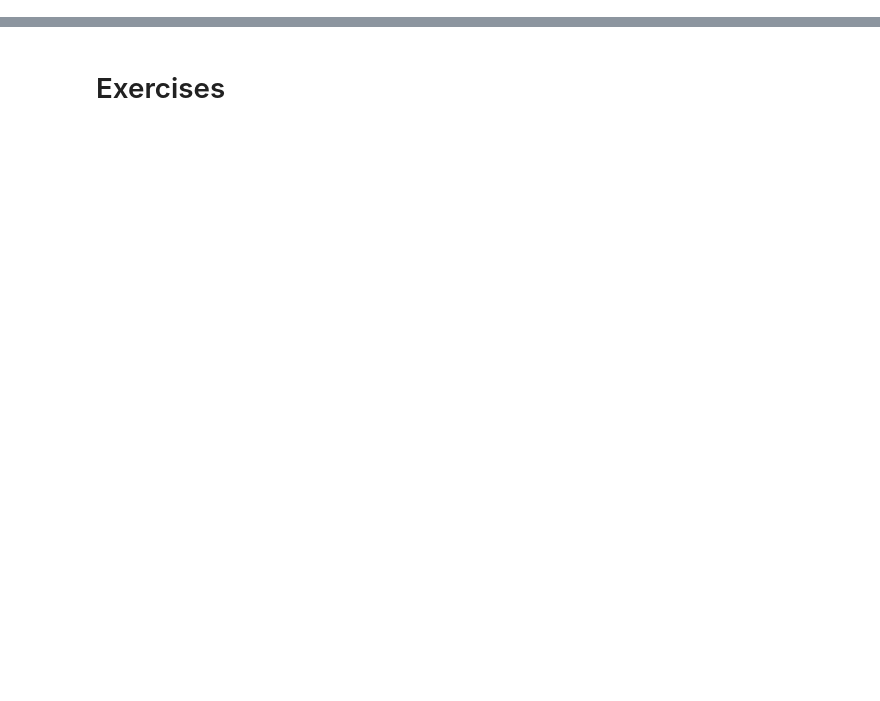
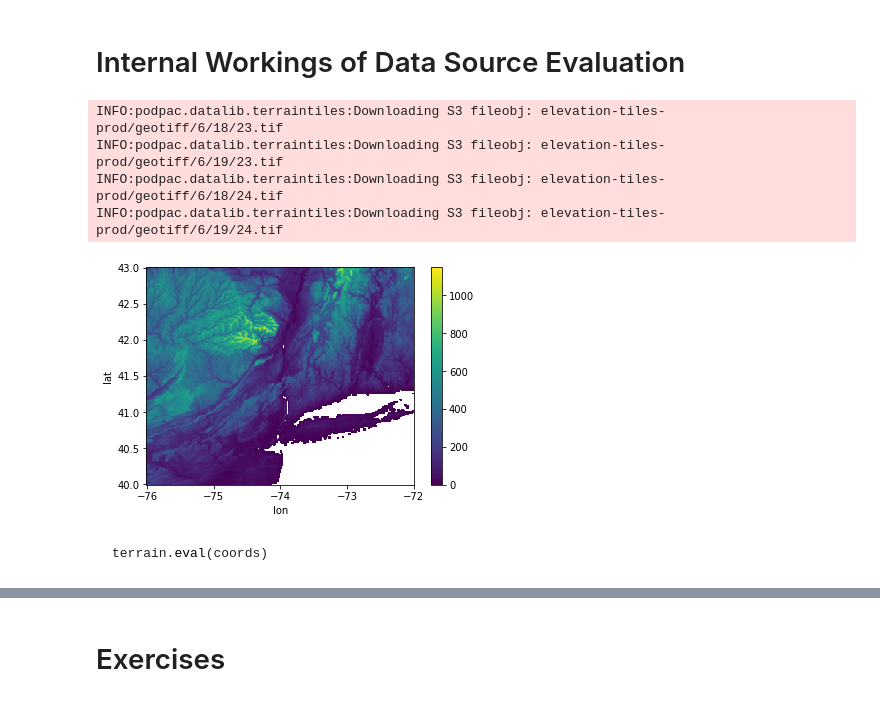
Before and after one commit to creare-com/podpac-examples, a Jupyter notebook: notebooks/ams-short-course/03-data-access-harmonization-processing.ipynb, the cells around one changed output, grey strips where cells are left out. Drawn from its saved outputs; the diff is of its cells as text; code cells hidden in the pictures; blank space fills up the shorter version.

````diff
--- a/notebooks/ams-short-course/03-data-access-harmonization-processing.ipynb
+++ b/notebooks/ams-short-course/03-data-access-harmonization-processing.ipynb
@@ -8,0 +20,29 @@
+# %% [markdown]
+# Internal Workings of Data Source Evaluation
+# %%
+import podpac
+from podpac.datalib.terraintiles import TerrainTiles
+from podpac import clinspace, Coordinates
+
+# Create a datasource Node
+node = TerrainTiles()
+
+# create coordinates to get tiles
+c = Coordinates([clinspace(40, 43, 256), clinspace(-76, -72, 256)], dims=['lat', 'lon'])
+
+# evaluate node
+o = node.eval(c)
+
+# Plot the results
+o.plot()
+pass
+# %% [output]
+INFO:podpac.datalib.terraintiles:Downloading S3 fileobj: elevation-tiles-prod/geotiff/6/18/23.tif
+INFO:podpac.datalib.terraintiles:Downloading S3 fileobj: elevation-tiles-prod/geotiff/6/19/23.tif
+INFO:podpac.datalib.terraintiles:Downloading S3 fileobj: elevation-tiles-prod/geotiff/6/18/24.tif
+INFO:podpac.datalib.terraintiles:Downloading S3 fileobj: elevation-tiles-prod/geotiff/6/19/24.tif
+[figure, added]
+# %% [markdown]
+```python
+terrain.eval(coords)
+```
````
Also changed, not shown: parts of 30 cells of this notebook, 3 other files.
